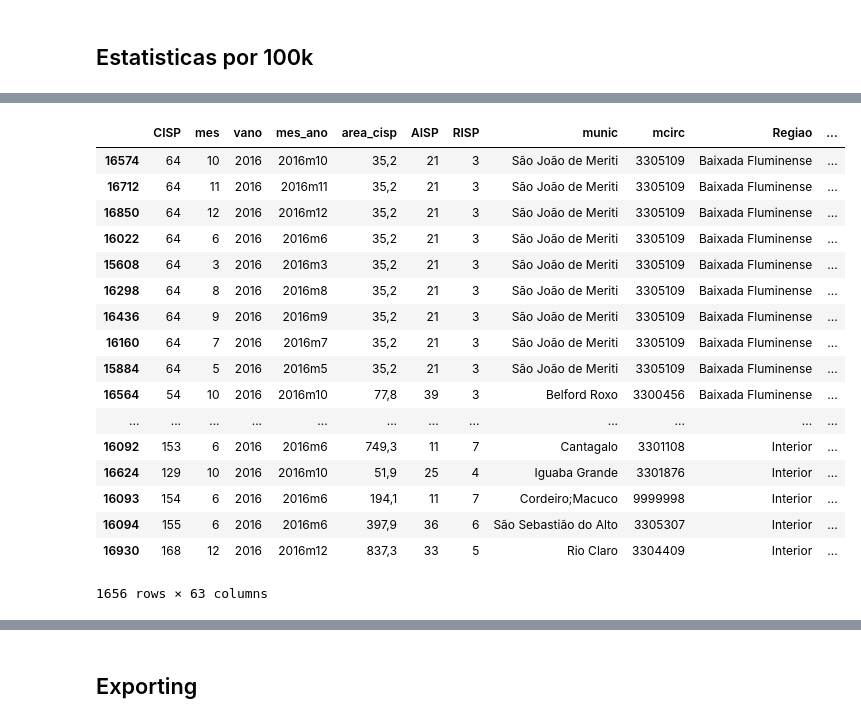
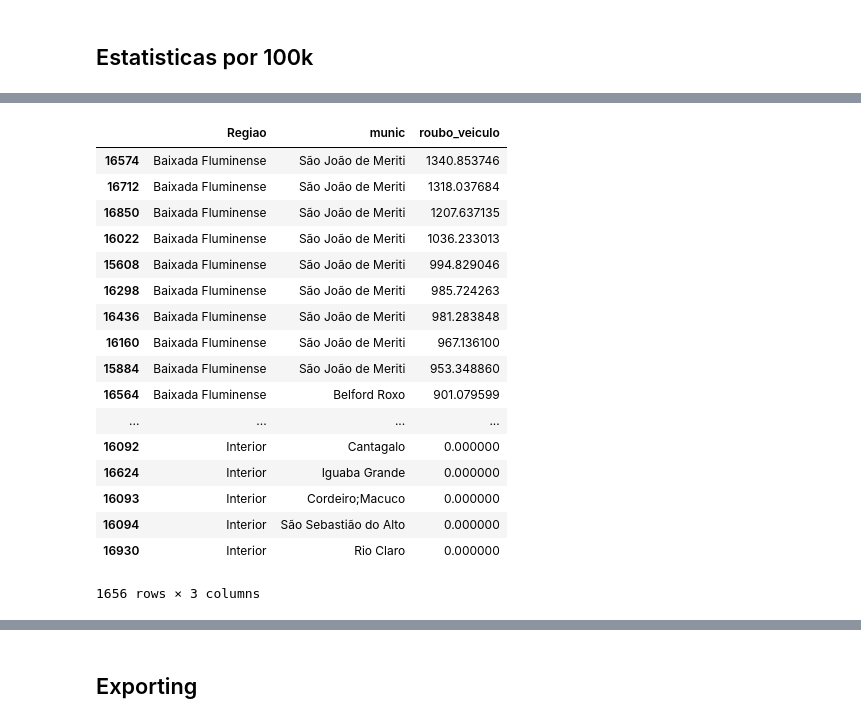
Before and after one commit to danielesteves/rjseg, a Jupyter notebook: RioSeg.ipynb, the cells around one changed output, grey strips where cells are left out. Cells and saved outputs as stored; diff of their text form; code cells hidden in the pictures.

```diff
--- a/RioSeg.ipynb
+++ b/RioSeg.ipynb
@@ -142,22 +148,22 @@ data_per100k.head(5)
 # %%
-data_per100k[data_per100k['vano'] == 2016].sort_values('roubo_veiculo', ascending=False)
+data_per100k[data_per100k['vano'] == 2016].sort_values('roubo_veiculo', ascending=False)[['Regiao','munic','roubo_veiculo']]
 # %% [output]
-|  | CISP | mes | vano | mes_ano | area_cisp | AISP | RISP | munic | mcirc | Regiao | ... |
-| 16574 | 64 | 10 | 2016 | 2016m10 | 35,2 | 21 | 3 | São João de Meriti | 3305109 | Baixada Fluminense | ... |
-| 16712 | 64 | 11 | 2016 | 2016m11 | 35,2 | 21 | 3 | São João de Meriti | 3305109 | Baixada Fluminense | ... |
-| 16850 | 64 | 12 | 2016 | 2016m12 | 35,2 | 21 | 3 | São João de Meriti | 3305109 | Baixada Fluminense | ... |
-| 16022 | 64 | 6 | 2016 | 2016m6 | 35,2 | 21 | 3 | São João de Meriti | 3305109 | Baixada Fluminense | ... |
-| 15608 | 64 | 3 | 2016 | 2016m3 | 35,2 | 21 | 3 | São João de Meriti | 3305109 | Baixada Fluminense | ... |
-| 16298 | 64 | 8 | 2016 | 2016m8 | 35,2 | 21 | 3 | São João de Meriti | 3305109 | Baixada Fluminense | ... |
-| 16436 | 64 | 9 | 2016 | 2016m9 | 35,2 | 21 | 3 | São João de Meriti | 3305109 | Baixada Fluminense | ... |
-| 16160 | 64 | 7 | 2016 | 2016m7 | 35,2 | 21 | 3 | São João de Meriti | 3305109 | Baixada Fluminense | ... |
-| 15884 | 64 | 5 | 2016 | 2016m5 | 35,2 | 21 | 3 | São João de Meriti | 3305109 | Baixada Fluminense | ... |
-| 16564 | 54 | 10 | 2016 | 2016m10 | 77,8 | 39 | 3 | Belford Roxo | 3300456 | Baixada Fluminense | ... |
-| ... | ... | ... | ... | ... | ... | ... | ... | ... | ... | ... | ... |
-| 16092 | 153 | 6 | 2016 | 2016m6 | 749,3 | 11 | 7 | Cantagalo | 3301108 | Interior | ... |
-| 16624 | 129 | 10 | 2016 | 2016m10 | 51,9 | 25 | 4 | Iguaba Grande | 3301876 | Interior | ... |
-| 16093 | 154 | 6 | 2016 | 2016m6 | 194,1 | 11 | 7 | Cordeiro;Macuco | 9999998 | Interior | ... |
-| 16094 | 155 | 6 | 2016 | 2016m6 | 397,9 | 36 | 6 | São Sebastião do Alto | 3305307 | Interior | ... |
-| 16930 | 168 | 12 | 2016 | 2016m12 | 837,3 | 33 | 5 | Rio Claro | 3304409 | Interior | ... |
+|  | Regiao | munic | roubo_veiculo |
+| 16574 | Baixada Fluminense | São João de Meriti | 1340.853746 |
+| 16712 | Baixada Fluminense | São João de Meriti | 1318.037684 |
+| 16850 | Baixada Fluminense | São João de Meriti | 1207.637135 |
+| 16022 | Baixada Fluminense | São João de Meriti | 1036.233013 |
+| 15608 | Baixada Fluminense | São João de Meriti | 994.829046 |
+| 16298 | Baixada Fluminense | São João de Meriti | 985.724263 |
+| 16436 | Baixada Fluminense | São João de Meriti | 981.283848 |
+| 16160 | Baixada Fluminense | São João de Meriti | 967.136100 |
+| 15884 | Baixada Fluminense | São João de Meriti | 953.348860 |
+| 16564 | Baixada Fluminense | Belford Roxo | 901.079599 |
+| ... | ... | ... | ... |
+| 16092 | Interior | Cantagalo | 0.000000 |
+| 16624 | Interior | Iguaba Grande | 0.000000 |
+| 16093 | Interior | Cordeiro;Macuco | 0.000000 |
+| 16094 | Interior | São Sebastião do Alto | 0.000000 |
+| 16930 | Interior | Rio Claro | 0.000000 |
-1656 rows × 63 columns
+1656 rows × 3 columns
 # %%
```
Also changed, not shown: parts of 15 cells of this notebook, 6 other files.
